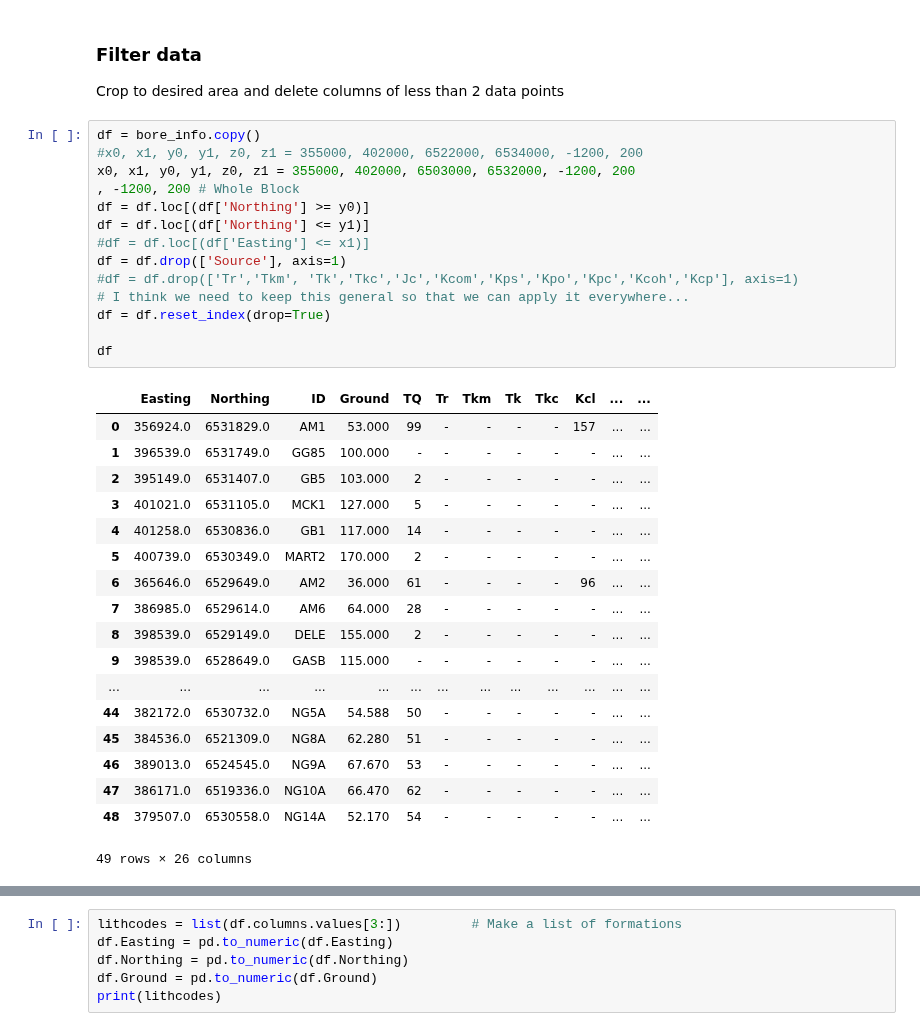
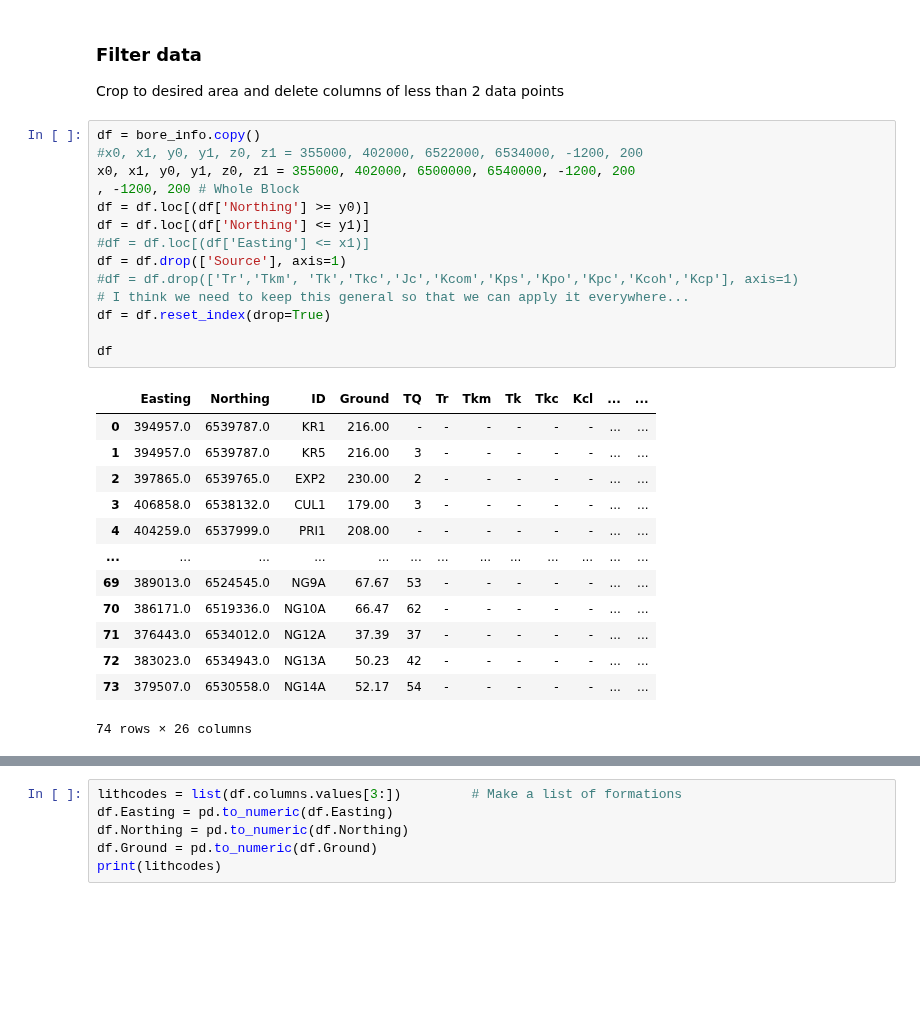
Before and after one commit to malvina-chmielarski/Otorowiri, a Jupyter notebook: Model/Progress_notebook_KB.ipynb, the cells around one changed output, grey strips where cells are left out. Cells and saved outputs as stored; diff of their text form; blank space fills up the shorter version.

```diff
--- a/Model/Progress_notebook_KB.ipynb
+++ b/Model/Progress_notebook_KB.ipynb
@@ -30,36 +30,31 @@ Crop to desired area and delete columns of less than 2 data points
 # %%
 df = bore_info.copy()
 #x0, x1, y0, y1, z0, z1 = 355000, 402000, 6522000, 6534000, -1200, 200
-x0, x1, y0, y1, z0, z1 = 355000, 402000, 6503000, 6532000, -1200, 200
+x0, x1, y0, y1, z0, z1 = 355000, 402000, 6500000, 6540000, -1200, 200
 , -1200, 200 # Whole Block
 df = df.loc[(df['Northing'] >= y0)]
 df = df.loc[(df['Northing'] <= y1)]
 #df = df.loc[(df['Easting'] <= x1)]
 df = df.drop(['Source'], axis=1)
 #df = df.drop(['Tr','Tkm', 'Tk','Tkc','Jc','Kcom','Kps','Kpo','Kpc','Kcoh','Kcp'], axis=1)
 # I think we need to keep this general so that we can apply it everywhere...
 df = df.reset_index(drop=True)
 
 df
 # %% [output]
 |  | Easting | Northing | ID | Ground | TQ | Tr | Tkm | Tk | Tkc | Kcl | ... | ... |
-| 0 | 356924.0 | 6531829.0 | AM1 | 53.000 | 99 | - | - | - | - | 157 | ... | ... |
-| 1 | 396539.0 | 6531749.0 | GG85 | 100.000 | - | - | - | - | - | - | ... | ... |
-| 2 | 395149.0 | 6531407.0 | GB5 | 103.000 | 2 | - | - | - | - | - | ... | ... |
-| 3 | 401021.0 | 6531105.0 | MCK1 | 127.000 | 5 | - | - | - | - | - | ... | ... |
-| 4 | 401258.0 | 6530836.0 | GB1 | 117.000 | 14 | - | - | - | - | - | ... | ... |
-| 5 | 400739.0 | 6530349.0 | MART2 | 170.000 | 2 | - | - | - | - | - | ... | ... |
-| 6 | 365646.0 | 6529649.0 | AM2 | 36.000 | 61 | - | - | - | - | 96 | ... | ... |
-| 7 | 386985.0 | 6529614.0 | AM6 | 64.000 | 28 | - | - | - | - | - | ... | ... |
-| 8 | 398539.0 | 6529149.0 | DELE | 155.000 | 2 | - | - | - | - | - | ... | ... |
-| 9 | 398539.0 | 6528649.0 | GASB | 115.000 | - | - | - | - | - | - | ... | ... |
+| 0 | 394957.0 | 6539787.0 | KR1 | 216.00 | - | - | - | - | - | - | ... | ... |
+| 1 | 394957.0 | 6539787.0 | KR5 | 216.00 | 3 | - | - | - | - | - | ... | ... |
+| 2 | 397865.0 | 6539765.0 | EXP2 | 230.00 | 2 | - | - | - | - | - | ... | ... |
+| 3 | 406858.0 | 6538132.0 | CUL1 | 179.00 | 3 | - | - | - | - | - | ... | ... |
+| 4 | 404259.0 | 6537999.0 | PRI1 | 208.00 | - | - | - | - | - | - | ... | ... |
 | ... | ... | ... | ... | ... | ... | ... | ... | ... | ... | ... | ... | ... |
-| 44 | 382172.0 | 6530732.0 | NG5A | 54.588 | 50 | - | - | - | - | - | ... | ... |
-| 45 | 384536.0 | 6521309.0 | NG8A | 62.280 | 51 | - | - | - | - | - | ... | ... |
-| 46 | 389013.0 | 6524545.0 | NG9A | 67.670 | 53 | - | - | - | - | - | ... | ... |
-| 47 | 386171.0 | 6519336.0 | NG10A | 66.470 | 62 | - | - | - | - | - | ... | ... |
-| 48 | 379507.0 | 6530558.0 | NG14A | 52.170 | 54 | - | - | - | - | - | ... | ... |
+| 69 | 389013.0 | 6524545.0 | NG9A | 67.67 | 53 | - | - | - | - | - | ... | ... |
+| 70 | 386171.0 | 6519336.0 | NG10A | 66.47 | 62 | - | - | - | - | - | ... | ... |
+| 71 | 376443.0 | 6534012.0 | NG12A | 37.39 | 37 | - | - | - | - | - | ... | ... |
+| 72 | 383023.0 | 6534943.0 | NG13A | 50.23 | 42 | - | - | - | - | - | ... | ... |
+| 73 | 379507.0 | 6530558.0 | NG14A | 52.17 | 54 | - | - | - | - | - | ... | ... |
-49 rows × 26 columns
+74 rows × 26 columns
 # %%
 %matplotlib inline
 import matplotlib.pyplot as plt
```
Also changed, not shown: parts of 10 cells of this notebook, 2 other files.
